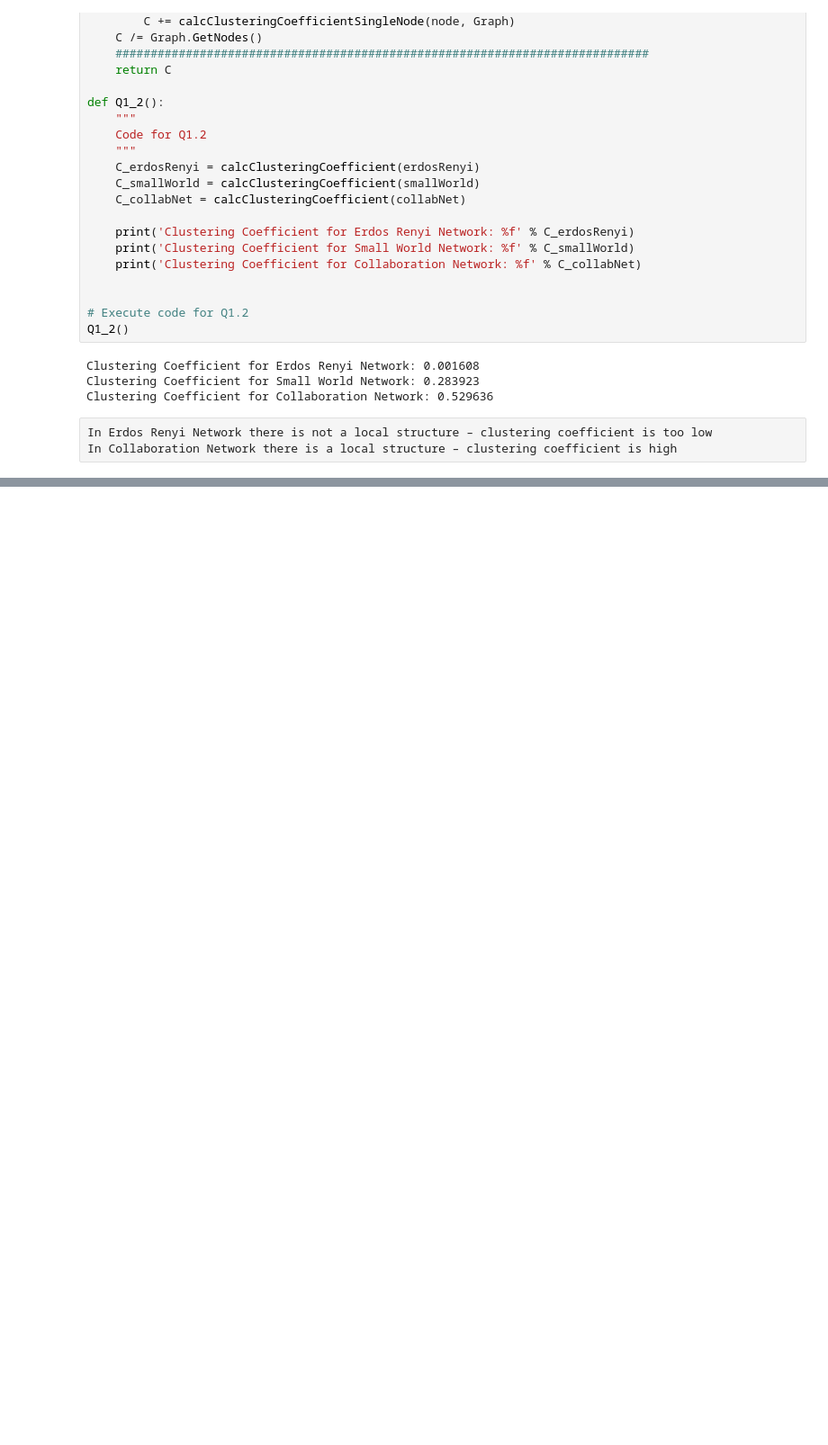
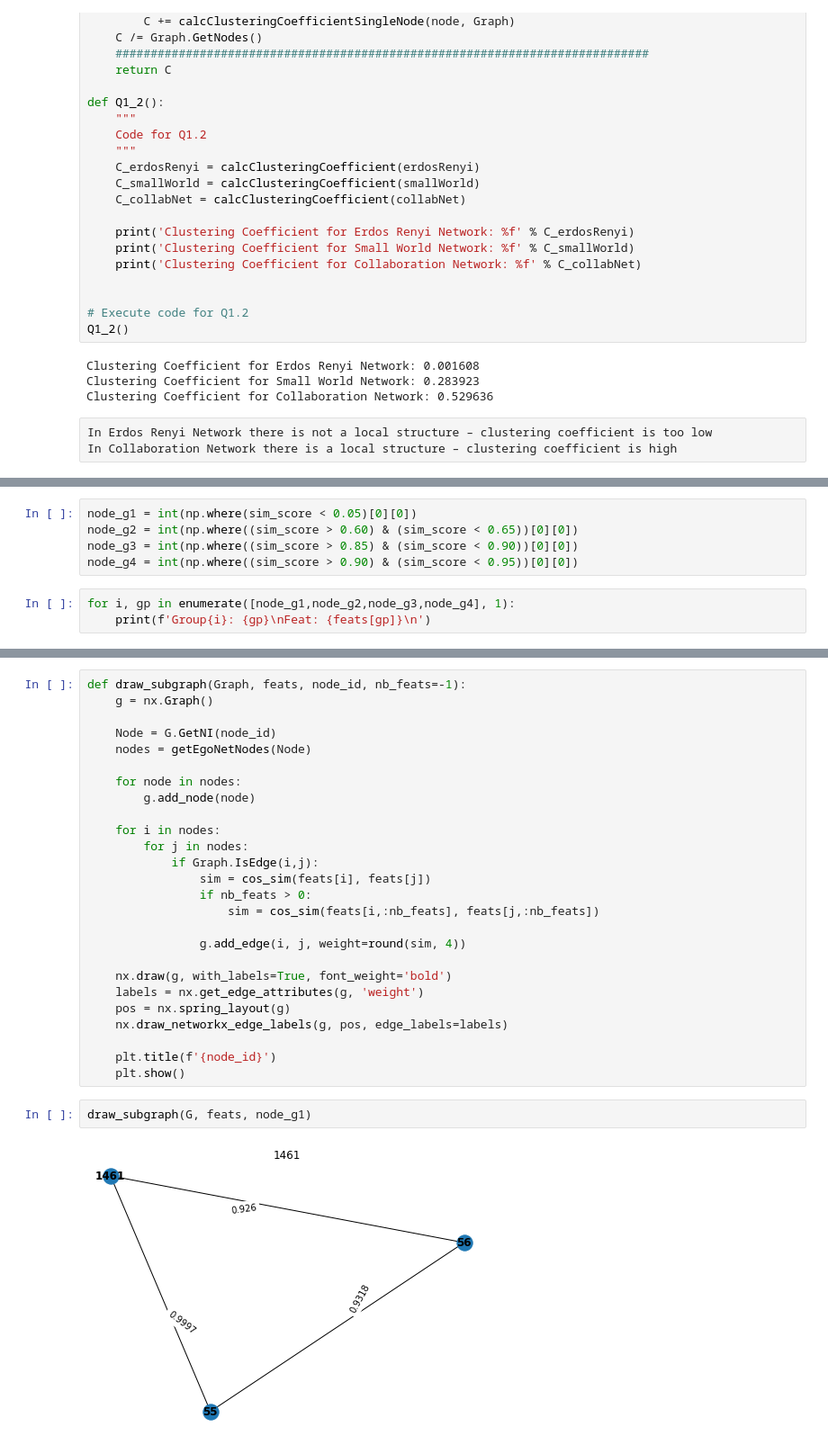
Before and after one commit to nicoperetti/cs224w, a Jupyter notebook: hw1/hw1.ipynb, the cells around one changed output, grey strips where cells are left out. Shown at 90% size. Saved outputs shown, nothing was run; the diff lists cells and outputs as text; blank space fills up the shorter version.

```diff
--- a/hw1/hw1.ipynb
+++ b/hw1/hw1.ipynb
@@ -306,0 +488,8 @@ In Collaboration Network there is a local structure – clustering coefficient i
+# %%
+node_g1 = int(np.where(sim_score < 0.05)[0][0])
+node_g2 = int(np.where((sim_score > 0.60) & (sim_score < 0.65))[0][0])
+node_g3 = int(np.where((sim_score > 0.85) & (sim_score < 0.90))[0][0])
+node_g4 = int(np.where((sim_score > 0.90) & (sim_score < 0.95))[0][0])
+# %%
+for i, gp in enumerate([node_g1,node_g2,node_g3,node_g4], 1):
+    print(f'Group{i}: {gp}\nFeat: {feats[gp]}\n')
@@ -306,0 +514,30 @@ In Collaboration Network there is a local structure – clustering coefficient i
+# %%
+def draw_subgraph(Graph, feats, node_id, nb_feats=-1):
+    g = nx.Graph()
+
+    Node = G.GetNI(node_id)
+    nodes = getEgoNetNodes(Node)
+
+    for node in nodes:
+        g.add_node(node)
+
+    for i in nodes:
+        for j in nodes:
+            if Graph.IsEdge(i,j):
+                sim = cos_sim(feats[i], feats[j])
+                if nb_feats > 0:
+                    sim = cos_sim(feats[i,:nb_feats], feats[j,:nb_feats])
+
+                g.add_edge(i, j, weight=round(sim, 4))
+
+    nx.draw(g, with_labels=True, font_weight='bold')
+    labels = nx.get_edge_attributes(g, 'weight')
+    pos = nx.spring_layout(g)
+    nx.draw_networkx_edge_labels(g, pos, edge_labels=labels)
+
+    plt.title(f'{node_id}')
+    plt.show()
+# %%
+draw_subgraph(G, feats, node_g1)
+# %% [output]
+[figure, added]
```
Also changed, not shown: parts of 37 cells of this notebook.
